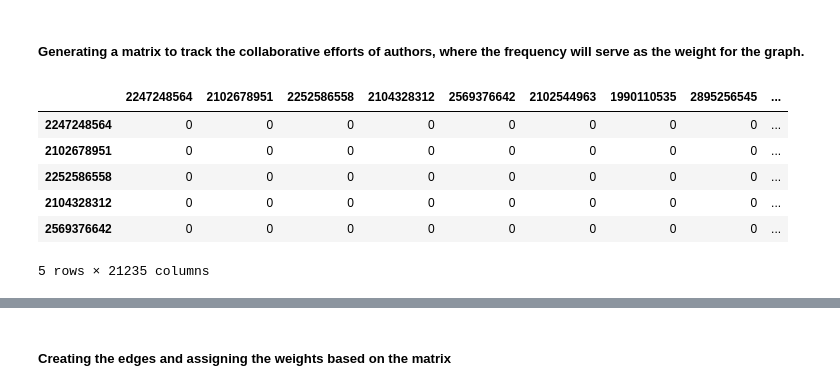
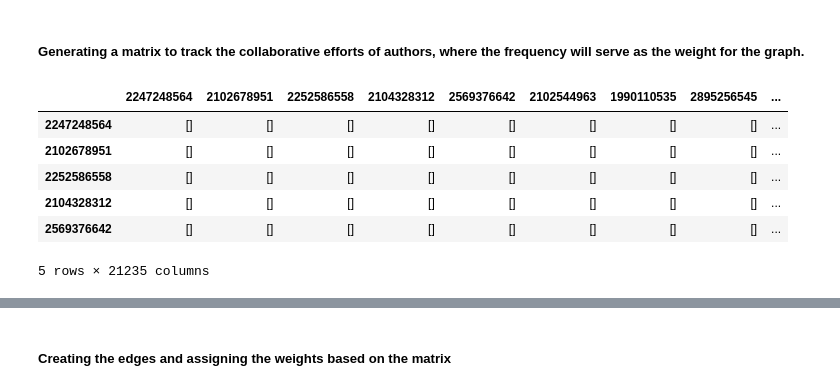
Before and after one commit to cricro1304/ADM-HW5, a Jupyter notebook: main.ipynb, the cells around one changed output, grey strips where cells are left out. Drawn from its saved outputs; the diff is of its cells as text; code cells hidden in the pictures.

```diff
--- a/main.ipynb
+++ b/main.ipynb
@@ -37,8 +55,8 @@ with open('citation.json', "rb") as f:
                     author_name.append(str(np.nan))
                     author_id.append(str(np.nan))
 
-            paper['author_name'] = ', '.join(author_name)
-            paper['author_id'] = ', '.join(author_id)
+            paper['author_name'] = ';'.join(author_name)
+            paper['author_id'] = ';'.join(author_id)
 
         year = element.get('year')
         if year:
@@ -61,7 +79,8 @@ with open('citation.json', "rb") as f:
         references= element.get('references')
         if references:
             paper['reference_count']= len(references)
-            paper['references'] = [int(r) for r in references]
+            # joining all refs id in a `;` seperated string
+            paper['references']= ';'.join([str(int(r)) for r in references])
         else:
             paper['reference_count']= np.nan
             paper['references']= np.nan
@@ -181,8 +186,10 @@ for index, row in df.iterrows():
     # getting the paper id and title
     paper_id = row['id']
     title = row['title']
-    # adding the node to the graph
-    citation_graph.add_node(paper_id, title=title)
+    # make sure that the ID is not NaN
+    if paper_id != 'nan' or paper_id != 'NaN' or paper_id != '':
+        # add the node to the graph
+        citation_graph.add_node(paper_id, title=title)
 # %%
 citation_graph.number_of_nodes()
 # %% [output]
@@ -216,13 +223,14 @@ for index, row in df.iterrows():
     paper_id = row['id']
     references = row['references']
 
-    # Check if references is not null and is a list
-    if references and isinstance(references, list):
-        for reference in references:
-            citation_graph.add_edge(paper_id, reference)
-    # references is not null but not a list (single value)
-    elif references:
-        citation_graph.add_edge(paper_id, references)
+    references = str(references).split(';')
+    # Make sure that the ID and references are not NaN
+    if paper_id != 'nan' or paper_id != 'NaN' or paper_id != '':
+        if references != 'nan' or references != 'NaN' or references != '':
+            # Iterate through the references
+            for reference in references:
+                # Add an edge to the graph
+                    citation_graph.add_edge(paper_id, reference)
 # %% [markdown]
 ##### Checking the correctness of the edges
 # %%
@@ -259,8 +270,8 @@ authors_dict = dict()
 # Iterate through the DataFrame rows
 for index, row in df.iterrows():
     # Getting the author names and IDs
-    author_names = row['author_name'].split(', ')
-    author_ids = row['author_id'].split(', ')
+    author_names = row['author_name'].split(';')
+    author_ids = row['author_id'].split(';')
 
     # Iterate through the authors and author IDs
     for author_name, author_id in zip(author_names, author_ids):
@@ -306,15 +317,17 @@ Node 2427477170: {'name': 'Fred D. Davis'}
 ##### Generating a matrix to track the collaborative efforts of authors, where the frequency will serve as the weight for the graph.
 # %%
 matrix = pd.DataFrame(columns=authors_dict.keys(), index=authors_dict.keys())
-matrix.iloc[:, :] = 0
+# Set all values to empty lists
+for col in matrix.columns:
+    matrix[col] = [[] for _ in matrix.index]
 matrix.head()
 # %% [output]
 |  | 2247248564 | 2102678951 | 2252586558 | 2104328312 | 2569376642 | 2102544963 | 1990110535 | 2895256545 | ... |
-| 2247248564 | 0 | 0 | 0 | 0 | 0 | 0 | 0 | 0 | ... |
-| 2102678951 | 0 | 0 | 0 | 0 | 0 | 0 | 0 | 0 | ... |
-| 2252586558 | 0 | 0 | 0 | 0 | 0 | 0 | 0 | 0 | ... |
-| 2104328312 | 0 | 0 | 0 | 0 | 0 | 0 | 0 | 0 | ... |
-| 2569376642 | 0 | 0 | 0 | 0 | 0 | 0 | 0 | 0 | ... |
+| 2247248564 | [] | [] | [] | [] | [] | [] | [] | [] | ... |
+| 2102678951 | [] | [] | [] | [] | [] | [] | [] | [] | ... |
+| 2252586558 | [] | [] | [] | [] | [] | [] | [] | [] | ... |
+| 2104328312 | [] | [] | [] | [] | [] | [] | [] | [] | ... |
+| 2569376642 | [] | [] | [] | [] | [] | [] | [] | [] | ... |
 5 rows × 21235 columns
 # %%
 for index, row in matrix.iterrows():
```
Also changed, not shown: parts of 140 cells of this notebook, 3 other files.
